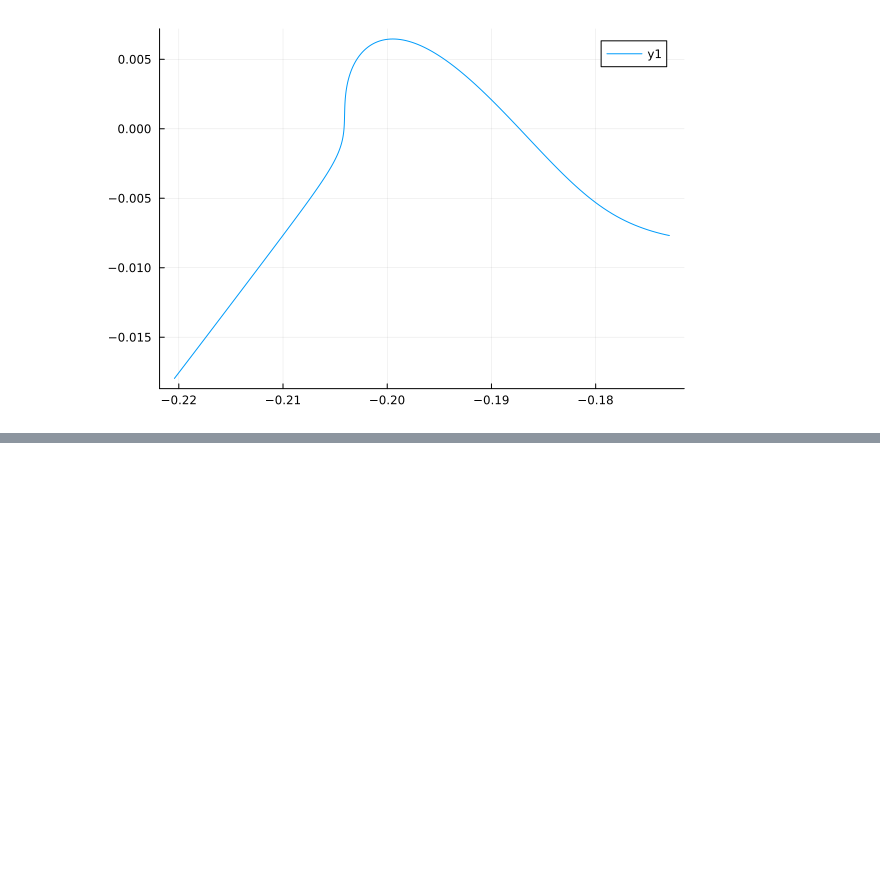
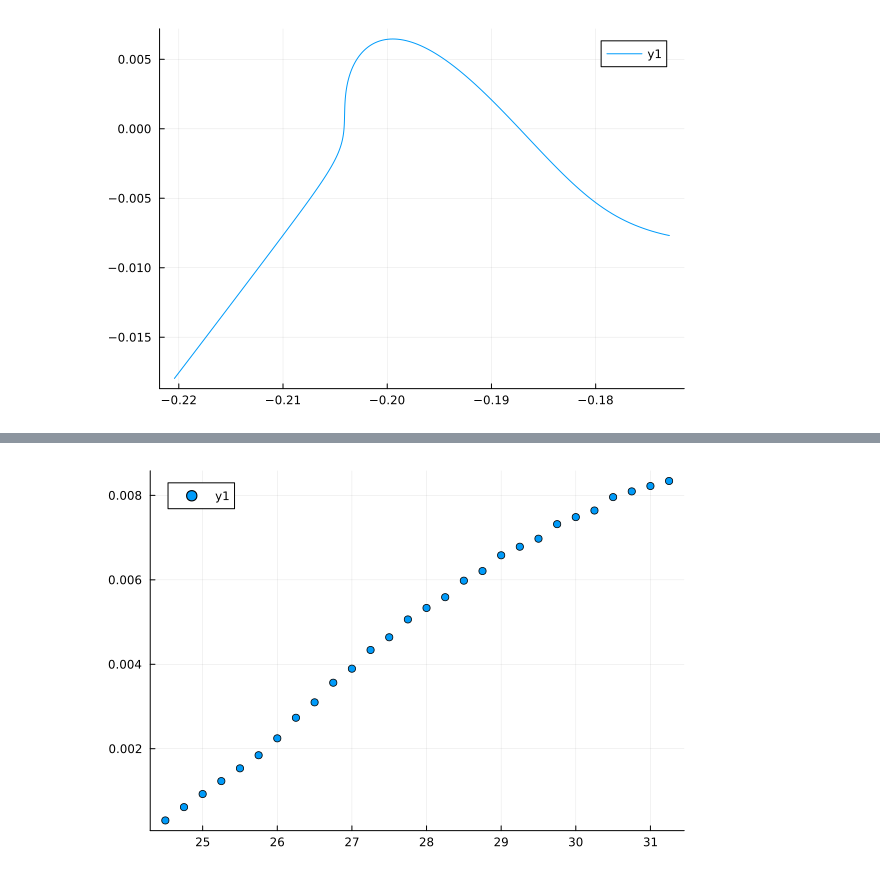
Before and after one commit to HaojieZhang917/compressible_bek, a Jupyter notebook: compress/BEK/Bode/eN/TimeMode/AS.ipynb, the cells around one changed output, grey strips where cells are left out. Cells and saved outputs as stored; diff of their text form; code cells hidden in the pictures; blank space fills up the shorter version.

```diff
--- a/compress/BEK/Bode/eN/TimeMode/AS.ipynb
+++ b/compress/BEK/Bode/eN/TimeMode/AS.ipynb
@@ -132,0 +125,2 @@ plot(real(total[:,1]),imag(total[:,1]))
+# %%
+dat = extline(0,"Dataall_0.8 _0.3.dat")
@@ -132,0 +145,4 @@ plot(real(total[:,1]),imag(total[:,1]))
+# %%
+scatter(dat[:,1],dat[:,4])
+# %% [output]
+[figure, added]
```
Also changed, not shown: parts of 4 cells of this notebook, 8 other files.
